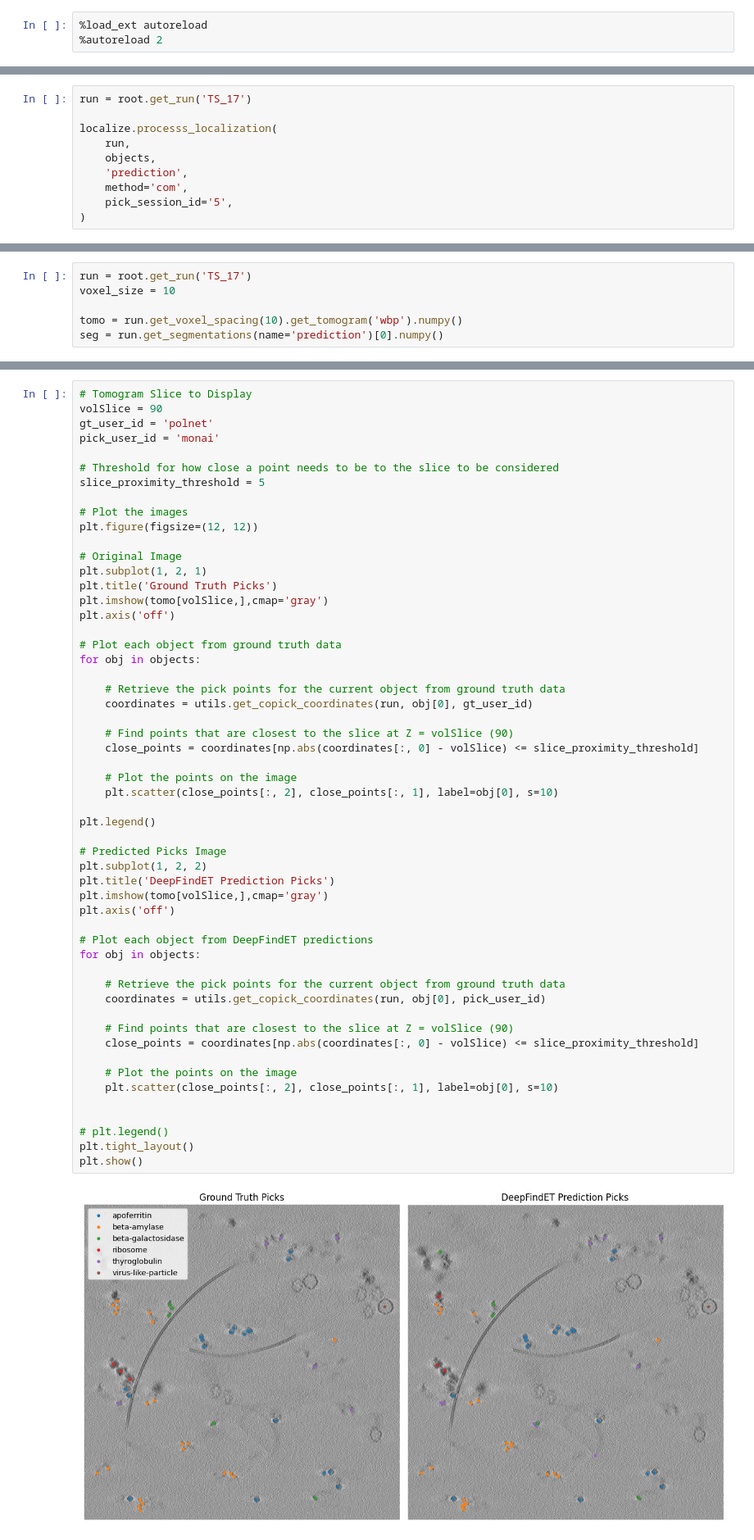
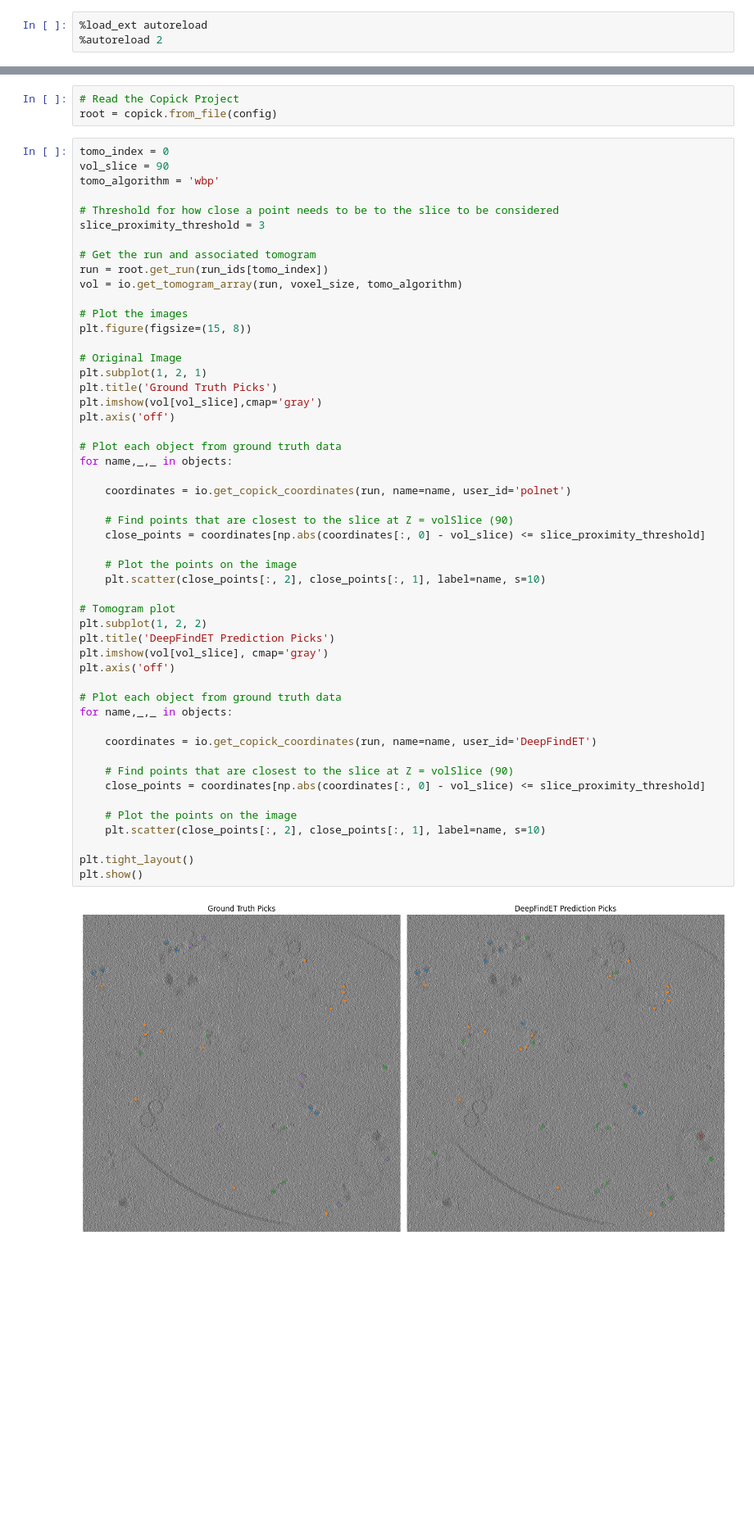
Before and after one commit to chanzuckerberg/octopi, a Jupyter notebook: notebooks/localize.ipynb, the cells around one changed output, grey strips where cells are left out. Shown at 82% size. Cells and saved outputs as stored; diff of their text form; blank space fills up the shorter version.

Commit message:
Consolidation of entry points, cleaning of tutorial

```diff
--- a/notebooks/localize.ipynb
+++ b/notebooks/localize.ipynb
@@ -19,10 +3,0 @@ for obj in root.pickable_objects:
-# %%
-run = root.get_run('TS_17')
-
-localize.processs_localization(
-    run,
-    objects,
-    'prediction',
-    method='com',
-    pick_session_id='5',
-)
@@ -36,6 +3,0 @@ localize.processs_localization(
-# %%
-run = root.get_run('TS_17')
-voxel_size = 10
-
-tomo = run.get_voxel_spacing(10).get_tomogram('wbp').numpy()
-seg = run.get_segmentations(name='prediction')[0].numpy()
@@ -42,56 +74,56 @@ seg = run.get_segmentations(name='prediction')[0].numpy()
+# %%
+# Read the Copick Project
+root = copick.from_file(config)
 # %%
-# Tomogram Slice to Display
-volSlice = 90
-gt_user_id = 'polnet'
-pick_user_id = 'monai'
+tomo_index = 0
+vol_slice = 90
+tomo_algorithm = 'wbp'
 
 # Threshold for how close a point needs to be to the slice to be considered
-slice_proximity_threshold = 5
+slice_proximity_threshold = 3
+
+# Get the run and associated tomogram
+run = root.get_run(run_ids[tomo_index])
+vol = io.get_tomogram_array(run, voxel_size, tomo_algorithm)
 
 # Plot the images
-plt.figure(figsize=(12, 12))
+plt.figure(figsize=(15, 8))
 
 # Original Image
 plt.subplot(1, 2, 1)
 plt.title('Ground Truth Picks')
-plt.imshow(tomo[volSlice,],cmap='gray')
+plt.imshow(vol[vol_slice],cmap='gray')
 plt.axis('off')
 
 # Plot each object from ground truth data
-for obj in objects:
+for name,_,_ in objects:
 
-    # Retrieve the pick points for the current object from ground truth data
-    coordinates = utils.get_copick_coordinates(run, obj[0], gt_user_id)
+    coordinates = io.get_copick_coordinates(run, name=name, user_id='polnet')
 
     # Find points that are closest to the slice at Z = volSlice (90)
-    close_points = coordinates[np.abs(coordinates[:, 0] - volSlice) <= slice_proximity_threshold]
+    close_points = coordinates[np.abs(coordinates[:, 0] - vol_slice) <= slice_proximity_threshold]
 
     # Plot the points on the image
-    plt.scatter(close_points[:, 2], close_points[:, 1], label=obj[0], s=10)
+    plt.scatter(close_points[:, 2], close_points[:, 1], label=name, s=10)
 
-plt.legend()
-
-# Predicted Picks Image
+# Tomogram plot
 plt.subplot(1, 2, 2)
 plt.title('DeepFindET Prediction Picks')
-plt.imshow(tomo[volSlice,],cmap='gray')
+plt.imshow(vol[vol_slice], cmap='gray')
 plt.axis('off')
 
-# Plot each object from DeepFindET predictions
-for obj in objects:
+# Plot each object from ground truth data
+for name,_,_ in objects:
 
-    # Retrieve the pick points for the current object from ground truth data
-    coordinates = utils.get_copick_coordinates(run, obj[0], pick_user_id)
+    coordinates = io.get_copick_coordinates(run, name=name, user_id='DeepFindET')
 
     # Find points that are closest to the slice at Z = volSlice (90)
-    close_points = coordinates[np.abs(coordinates[:, 0] - volSlice) <= slice_proximity_threshold]
+    close_points = coordinates[np.abs(coordinates[:, 0] - vol_slice) <= slice_proximity_threshold]
 
     # Plot the points on the image
-    plt.scatter(close_points[:, 2], close_points[:, 1], label=obj[0], s=10)
+    plt.scatter(close_points[:, 2], close_points[:, 1], label=name, s=10)
 
-
-# plt.legend()
 plt.tight_layout()
 plt.show()
 # %% [output]
-[figure, old version]
+[figure, new version]
```
Also changed, not shown: parts of 15 cells of this notebook, 26 other files.
